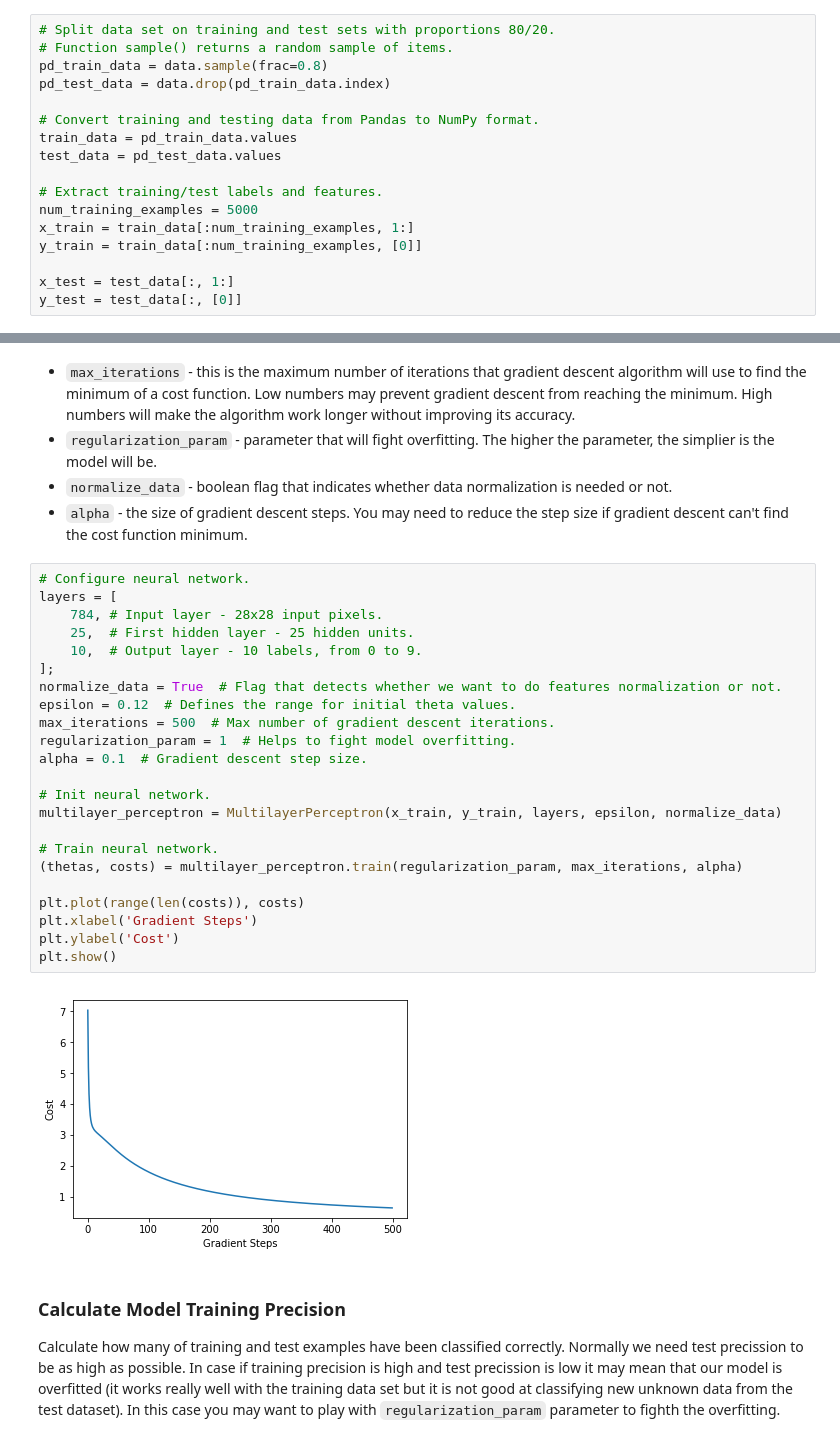
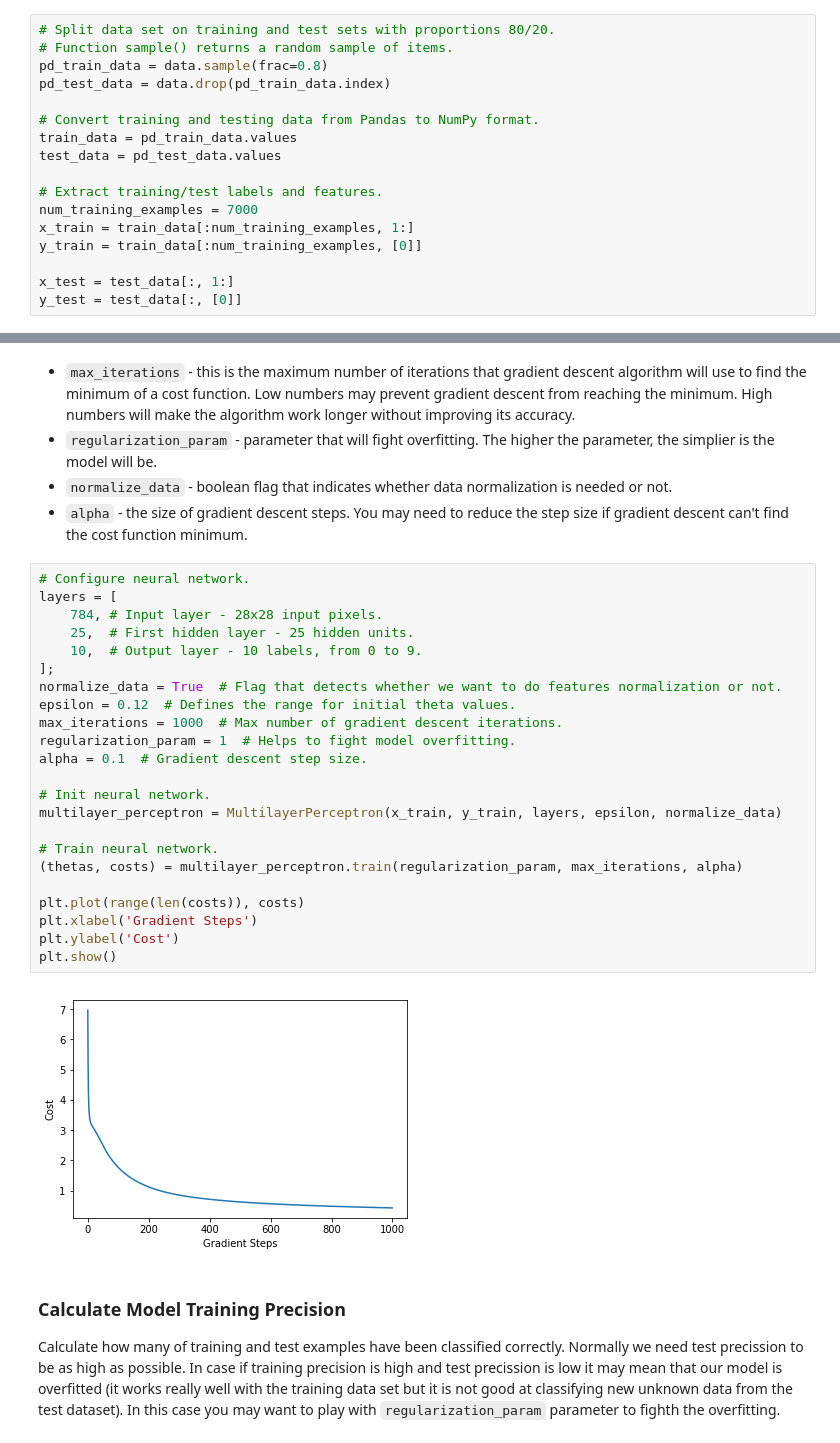
Before and after one commit to trekhleb/homemade-machine-learning, a Jupyter notebook: notebooks/neural_network/multilayer_perceptron_demo.ipynb, the cells around one changed output, grey strips where cells are left out. Cells and saved outputs as stored; diff of their text form.

```diff
--- a/notebooks/neural_network/multilayer_perceptron_demo.ipynb
+++ b/notebooks/neural_network/multilayer_perceptron_demo.ipynb
@@ -117,7 +117,7 @@ train_data = pd_train_data.values
 test_data = pd_test_data.values
 
 # Extract training/test labels and features.
-num_training_examples = 5000
+num_training_examples = 7000
 x_train = train_data[:num_training_examples, 1:]
 y_train = train_data[:num_training_examples, [0]]
 
@@ -136,28 +136,28 @@ y_test = test_data[:, [0]]
 # %%
 # Configure neural network.
 layers = [
     784, # Input layer - 28x28 input pixels.
     25,  # First hidden layer - 25 hidden units.
     10,  # Output layer - 10 labels, from 0 to 9.
 ];
 normalize_data = True  # Flag that detects whether we want to do features normalization or not.
 epsilon = 0.12  # Defines the range for initial theta values.
-max_iterations = 500  # Max number of gradient descent iterations.
+max_iterations = 1000  # Max number of gradient descent iterations.
 regularization_param = 1  # Helps to fight model overfitting.
 alpha = 0.1  # Gradient descent step size.
 
 # Init neural network.
 multilayer_perceptron = MultilayerPerceptron(x_train, y_train, layers, epsilon, normalize_data)
 
 # Train neural network.
 (thetas, costs) = multilayer_perceptron.train(regularization_param, max_iterations, alpha)
 
 plt.plot(range(len(costs)), costs)
 plt.xlabel('Gradient Steps')
 plt.ylabel('Cost')
 plt.show()
 # %% [output]
-[figure, old version]
+[figure, new version]
 # %% [markdown]
 ### Calculate Model Training Precision
 
```
Also changed, not shown: parts of 2 cells of this notebook, 3 other files.
